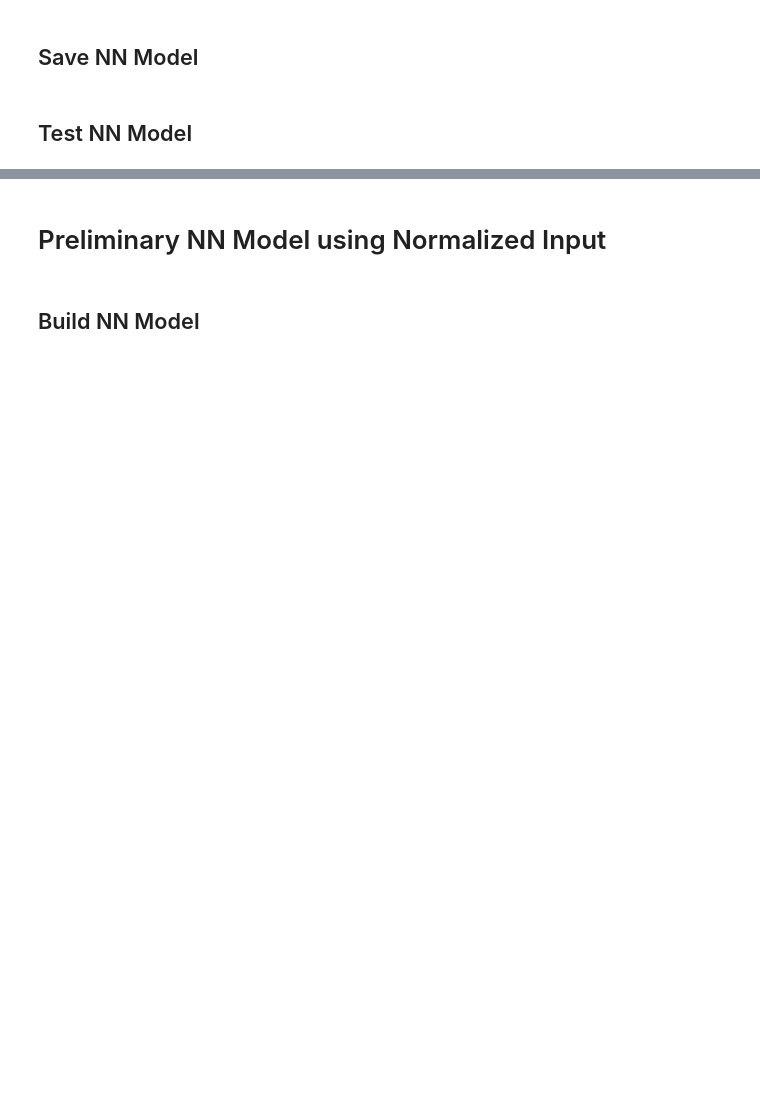
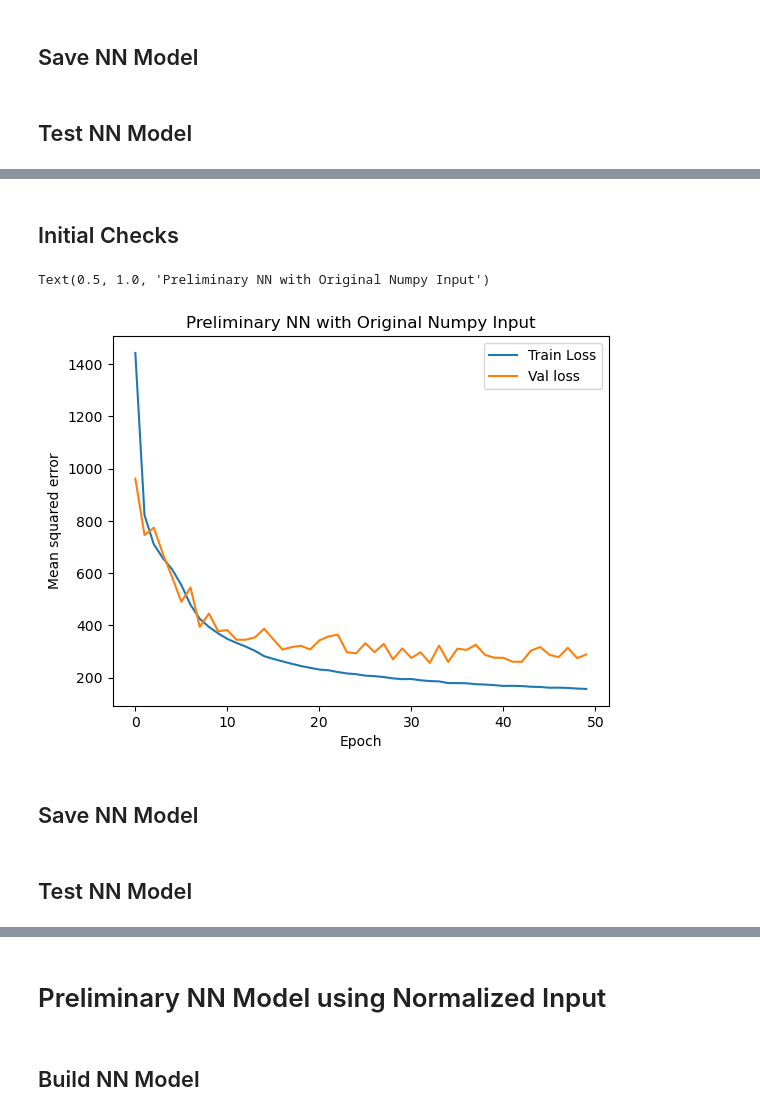
Before and after one commit to juliasimpson97/MLEE-final-project, a Jupyter notebook: models/NN.ipynb, the cells around one changed output, grey strips where cells are left out. Drawn from its saved outputs; the diff is of its cells as text; code cells hidden in the pictures; blank space fills up the shorter version.

```diff
--- a/models/NN.ipynb
+++ b/models/NN.ipynb
@@ -187,0 +234,8 @@ plt.show()
+# %%
+# set hyperparameters
+n_neuron       = 64
+activation     = 'LeakyReLU'
+num_epochs     = 50
+learning_rate  = 0.001
+minibatch_size = 64
+model_num      = 1
@@ -187,0 +246,10 @@ plt.show()
+# %%
+NN_model_on = Sequential()
+
+NN_model_on.add(Dense(n_neuron,  activation=activation,input_shape=(X_train_original.shape[1],))) #  the 1st hidden layer
+NN_model_on.add(Dense(n_neuron,  activation=activation)) # the 2nd hidden layer
+NN_model_on.add(Dense(n_neuron,  activation=activation)) # the 3rd hidden layer
+NN_model_on.add(Dense(1,  activation='linear')) # the output layer
+
+
+NN_model_on.compile(loss='mse',optimizer=tf.keras.optimizers.Adam(learning_rate=learning_rate))
@@ -187,0 +278,10 @@ plt.show()
+# %%
+early_stop = keras.callbacks.EarlyStopping(monitor='val_loss', patience=20)
+
+
+history_on = NN_model_on.fit(X_train_original, y_train_original,
+                            batch_size      = minibatch_size,
+                            epochs          = num_epochs,
+                            validation_split= 0.2,
+                            verbose         = 1,
+                            callbacks       = [early_stop])
@@ -187,0 +306,10 @@ plt.show()
+# %% [markdown]
+## Initial Checks
+# %%
+model_utils.plot_history(history_on)
+plt.title('Preliminary NN with Original Numpy Input')
+# %% [output]
+Text(0.5, 1.0, 'Preliminary NN with Original Numpy Input')
+[figure, added]
+# %% [markdown]
+## Save NN Model
@@ -187,0 +319,2 @@ plt.show()
+# %% [markdown]
+## Test NN Model
```
Also changed, not shown: parts of 99 cells of this notebook.
